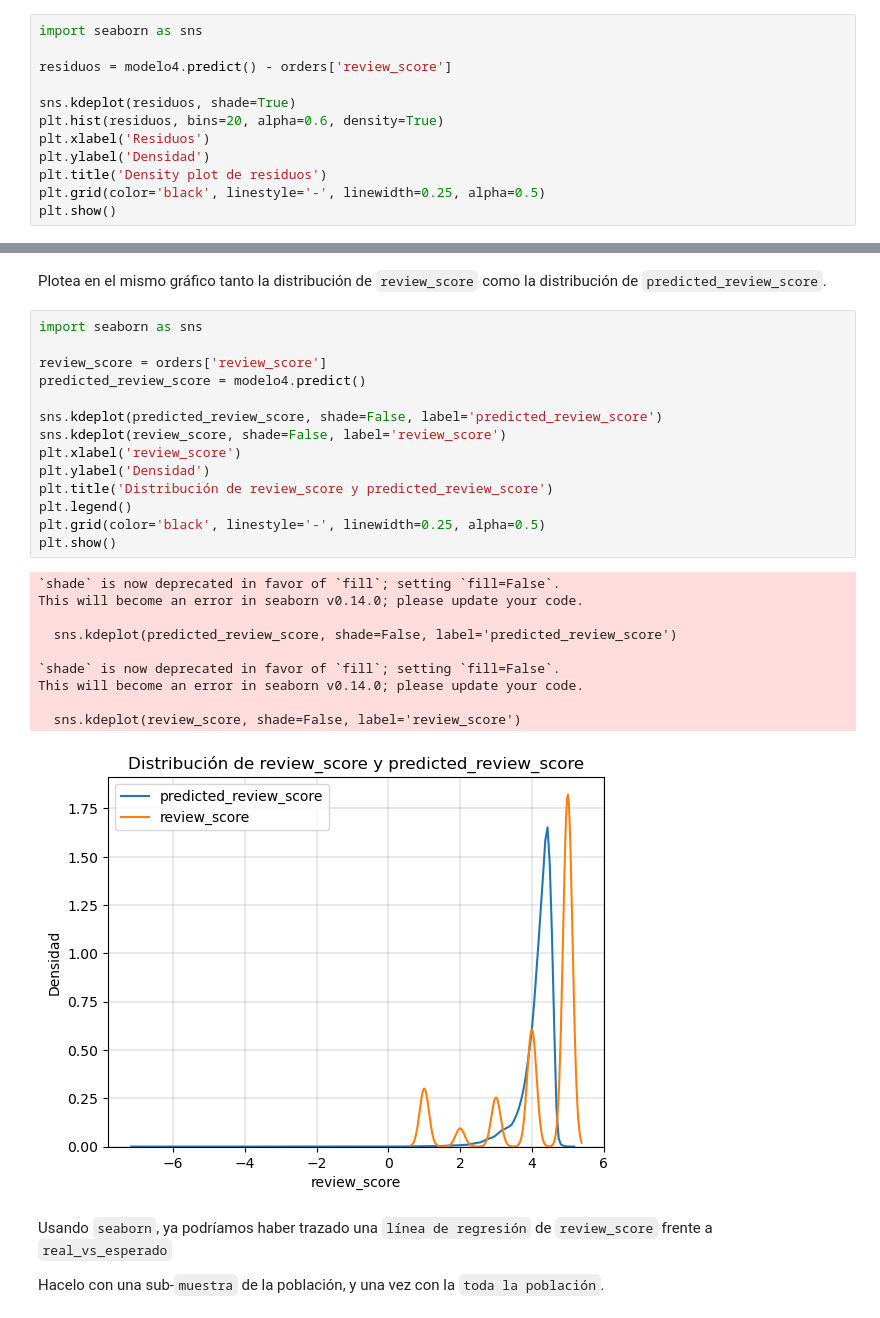
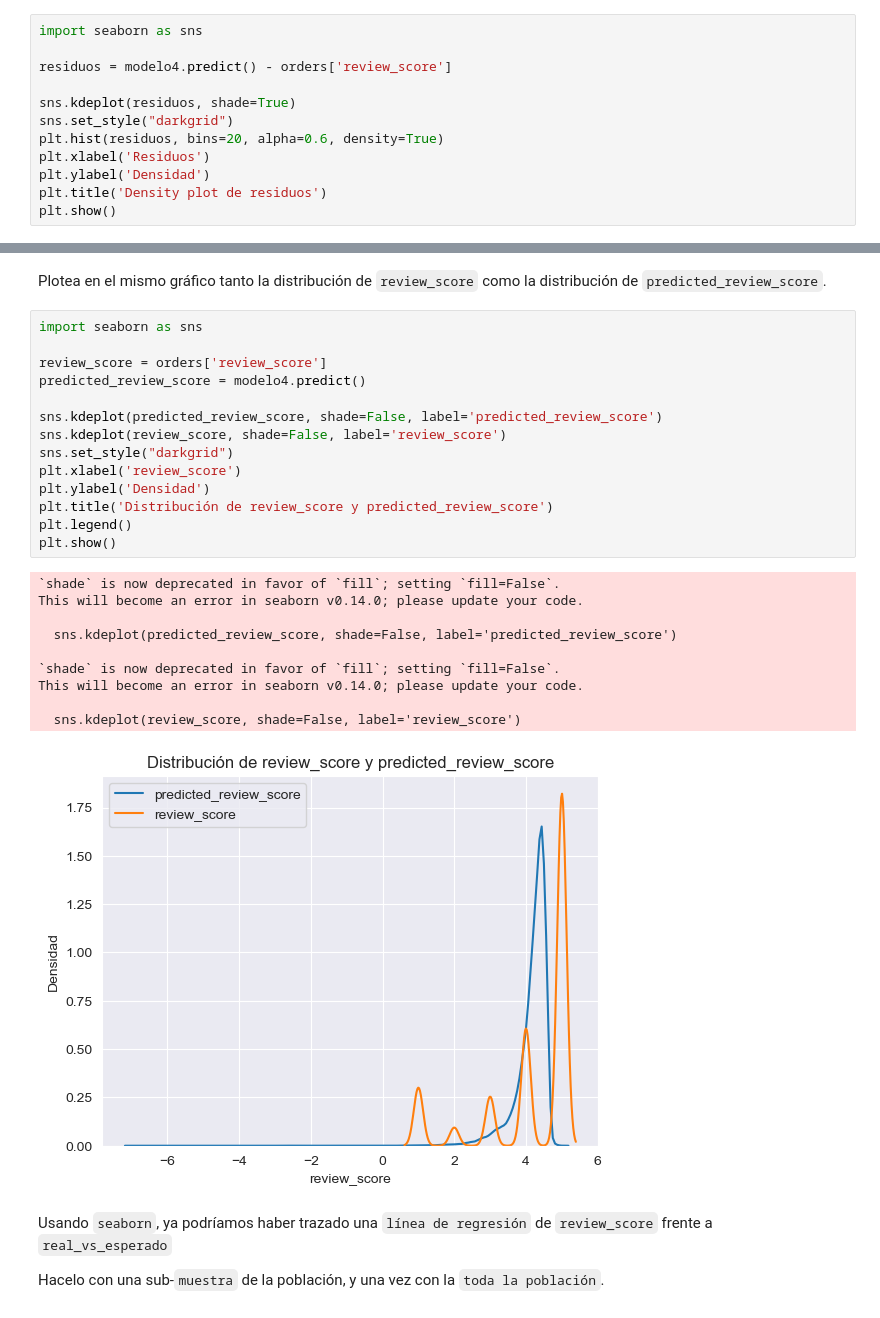
Before and after one commit to lnastri25/POO_UCEMA, a Jupyter notebook: trabajos_practicos/tp_datos/2-ecommerce/ejercicio_orders_part2.ipynb, the cells around one changed output, grey strips where cells are left out. Drawn from its saved outputs; the diff is of its cells as text.

```diff
--- a/trabajos_practicos/tp_datos/2-ecommerce/ejercicio_orders_part2.ipynb
+++ b/trabajos_practicos/tp_datos/2-ecommerce/ejercicio_orders_part2.ipynb
@@ -404,11 +412,11 @@ import seaborn as sns
 residuos = modelo4.predict() - orders['review_score']
 
 sns.kdeplot(residuos, shade=True)
+sns.set_style("darkgrid")
 plt.hist(residuos, bins=20, alpha=0.6, density=True)
 plt.xlabel('Residuos')
 plt.ylabel('Densidad')
 plt.title('Density plot de residuos')
-plt.grid(color='black', linestyle='-', linewidth=0.25, alpha=0.5)
 plt.show()
 # %% [output]
 `shade` is now deprecated in favor of `fill`; setting `fill=True`.
@@ -425,28 +433,28 @@ Plotea en el mismo gráfico tanto la distribución de `review_score` como la dis
 # %%
 import seaborn as sns
 
 review_score = orders['review_score']
 predicted_review_score = modelo4.predict()
 
 sns.kdeplot(predicted_review_score, shade=False, label='predicted_review_score')
 sns.kdeplot(review_score, shade=False, label='review_score')
+sns.set_style("darkgrid")
 plt.xlabel('review_score')
 plt.ylabel('Densidad')
 plt.title('Distribución de review_score y predicted_review_score')
 plt.legend()
-plt.grid(color='black', linestyle='-', linewidth=0.25, alpha=0.5)
 plt.show()
 # %% [output]
 `shade` is now deprecated in favor of `fill`; setting `fill=False`.
 This will become an error in seaborn v0.14.0; please update your code.
 
   sns.kdeplot(predicted_review_score, shade=False, label='predicted_review_score')
 
 `shade` is now deprecated in favor of `fill`; setting `fill=False`.
 This will become an error in seaborn v0.14.0; please update your code.
 
   sns.kdeplot(review_score, shade=False, label='review_score')
-[figure, old version]
+[figure, new version]
 # %% [markdown]
 Usando `seaborn`, ya podríamos haber trazado una `línea de regresión` de `review_score` frente a `real_vs_esperado`
 
```
Also changed, not shown: parts of 10 cells of this notebook.
